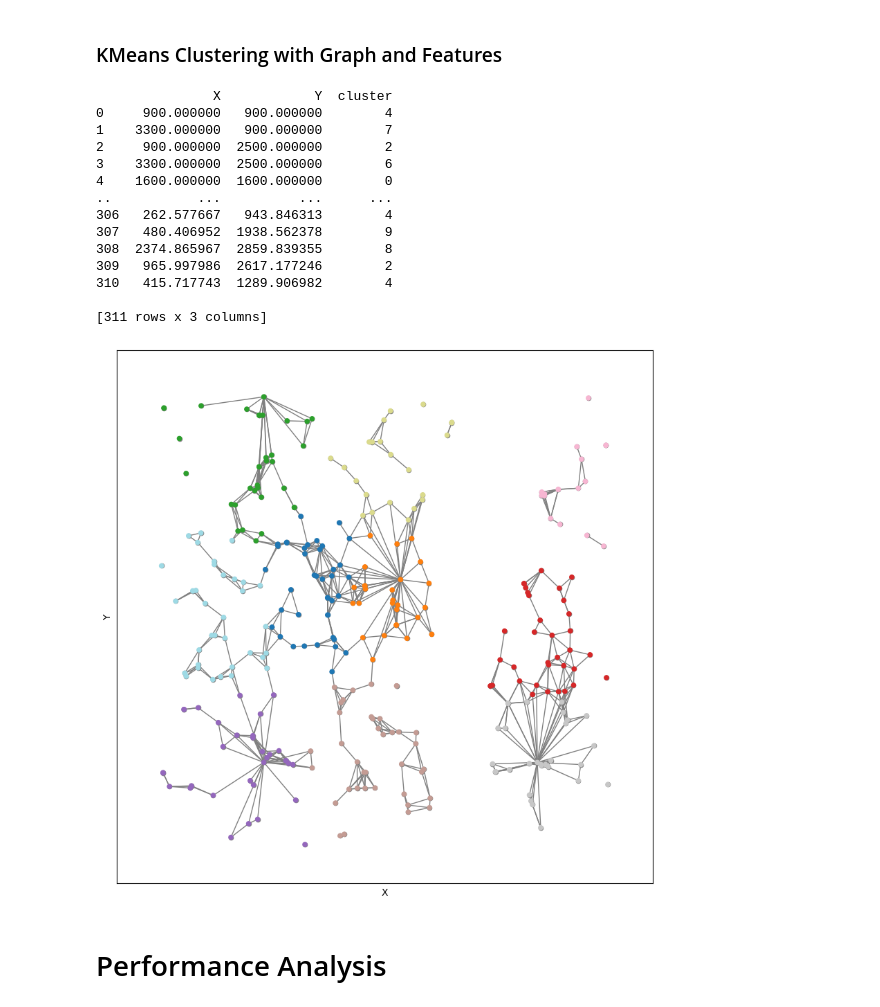
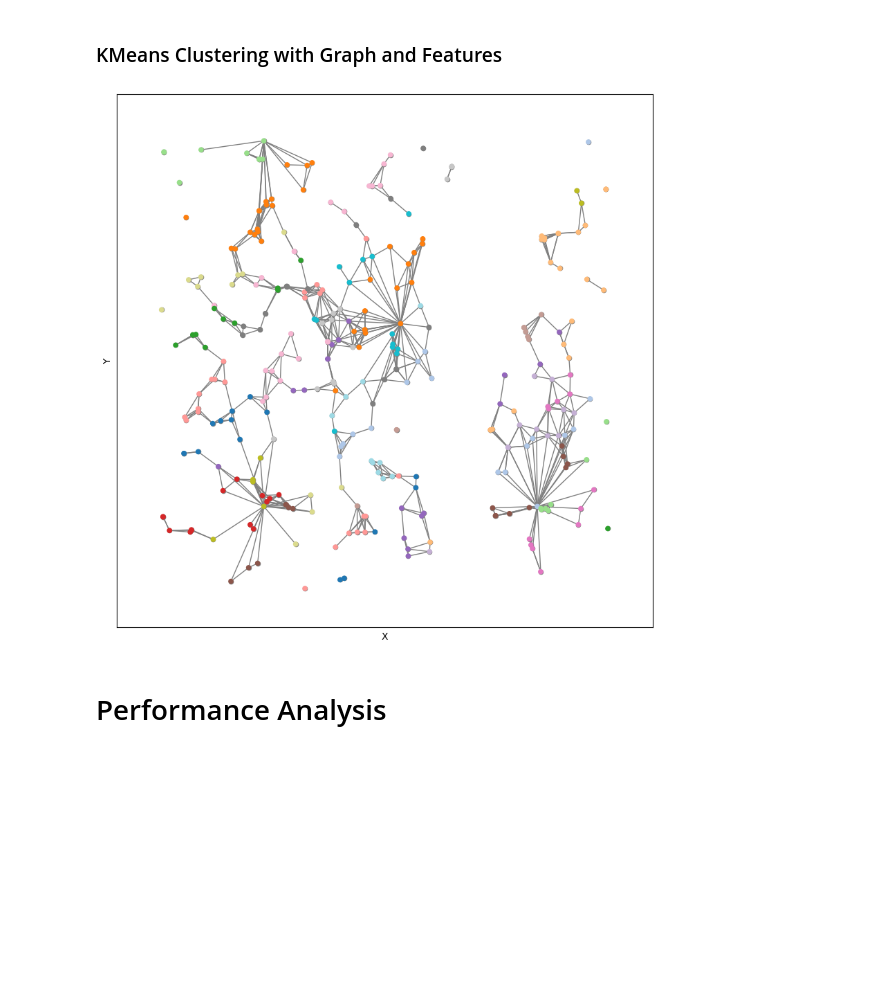
Before and after one commit to jegraham/1-GNN-Clustering, a Jupyter notebook: Simplified_Graham,_Jessica_GAE_Clustering_Phase_1_KMeans.ipynb, the cells around one changed output. Saved outputs shown, nothing was run; the diff lists cells and outputs as text; code cells hidden in the pictures; blank space fills up the shorter version.

```diff
--- a/Simplified_Graham,_Jessica_GAE_Clustering_Phase_1_KMeans.ipynb
+++ b/Simplified_Graham,_Jessica_GAE_Clustering_Phase_1_KMeans.ipynb
@@ -141,7 +141,7 @@ May 4th Dataset Car and Tower  - Sheet1 (1).csv
 # Define the root directory where the dataset will be stored
 root = './'
 version = 'v1'
-run_id = 'gnn_1000_k_10_dist_170__500_non_transform'
+run_id = 'gnn_1000_k_20_dist_170__500_transform'
 
 # File Path
 folder_path = f'./results/{run_id}_{version}/'
@@ -149,21 +149,22 @@ os.makedirs(folder_path, exist_ok=True)
 
 
 # Define the Number of Clusters
-num_clusters = 10
+num_clusters = 40
 K = num_clusters
 clusters = []
 
 num_Infrastructure = 10 #The number of RSU and Towers in the Dataset (always at the start of the dataset)
-max_dist_tower = 500
-max_dist = 170
+max_dist_tower = 600
+max_dist_rsu = 350
+max_dist = 150
 
 # Channel Parameters & GAE MODEL
 in_channels = 3
 hidden_channels = 5
-out_channels = 5
+out_channels = 2
 
 # Transform Parameters
-transform_set = False #if features needed to be normalized
+transform_set = True #if features needed to be normalized
 
 # Optimizer Parameters (learning rate)
 learn_rate = 0.001
@@ -216,7 +217,13 @@ class MyDataset(InMemoryDataset):
         df = df.reset_index(drop=True)
 
         # Set the RSU and Tower to represent Infrastructure = 1, Car = 0|
-        df['Type'] = np.where((df['Car ID'].str.contains('Tower')), 1, 0)
+        # df['Type'] = np.where((df['Car ID'].str.contains('Tower')), 1, 0)
+        # df = df.drop(columns=['Car ID'])
+
+        # Set the RSU and Tower to represent Infrastructure/Tower= 1, RSU = 2, Car = 0|\n",
+        df['Type'] = 0
+        df['Type'] = np.where((df['Car ID'].str.contains('RSU')), 2, df['Type'])
+        df['Type'] = np.where((df['Car ID'].str.contains('Tower')), 1, df['Type'])
         df = df.drop(columns=['Car ID'])
         return df
 
@@ -228,6 +235,7 @@ class MyDataset(InMemoryDataset):
         edge_source = []
         edge_target = []
 
+
         # Loop row by row to add the edges to the graph
         for i in range(0, len(df)):
             # Inner loop to iterate through all other vehicles
@@ -235,10 +243,16 @@ class MyDataset(InMemoryDataset):
                   if i != j:
                     dist = math.sqrt((df.iloc[j]['X']-df.iloc[i]['X'])**2 + (df.iloc[j]['Y']-df.iloc[i]['Y'])**2)
 
-                    if (df.iloc[i] == 1).any() or (df.iloc[j] == 1).any():  ##tower
+                    if (df.iloc[i]['Type'] == 2) or (df.iloc[j]['Type'] == 2):  ##rsu
                       # Distance between anything and the Car/Tower/RSU in question
                       #tower to car, tower to tower
-                      if 0 < dist <= max_dist_tower:
+                      if 0 < dist <= max_dist_rsu:
+                          edge_source.append(i)#No direction
+                          edge_target.append(j)
+                          edge_source.append(j)#No direction
+                          edge_target.append(i)
+                    elif (df.iloc[i]['Type'] == 1) or (df.iloc[j]['Type'] == 1):
+                       if 0 < dist <= max_dist_tower:
                           edge_source.append(i)#No direction
                           edge_target.append(j)
                           edge_source.append(j)#No direction
@@ -250,6 +264,7 @@ class MyDataset(InMemoryDataset):
                           edge_source.append(j)#No direction
                           edge_target.append(i)
 
+        df = df.drop(columns=['Type'])
         # Create PyTorch Geometric Data object
         data = Data(
             x=torch.tensor(df.values, dtype=torch.float),
@@ -373,7 +391,7 @@ class GCNEncoder(torch.nn.Module):
       # GAT
       self.in_head = 8
       self.out_head = 1
-      self.conv1 = GATConv(in_channels, hidden_channels, heads=self.in_head, dropout=0.6)
+      self.conv1 = GATConv(in_channels, hidden_channels, heads=self.in_head)
       self.conv2 = GATConv(hidden_channels*self.in_head, out_channels, concat=False)#, heads=self.out_head, dropout=0.6)
 
 
@@ -494,51 +512,36 @@ z = z.cpu().detach().numpy()
 gnn_kmeans = KMeans(n_clusters=num_clusters, n_init=n).fit(z)
 
 # eval_data = test_data
 gnn_eval_data = data_
 gnn_X = gnn_eval_data.x[:,[0,1]].cpu().detach().numpy()
 
-
 gnn_df = pd.DataFrame(gnn_X, columns = ['X','Y'])
-gnn_kmeans.fit(gnn_df[['X', 'Y']])
+# gnn_kmeans.fit(gnn_df[['X', 'Y']])
 
 # Adding cluster labels to the DataFrame
 gnn_df_with_cluster = gnn_df.copy(deep=True)
 gnn_df_with_cluster['cluster'] = gnn_kmeans.labels_
 
 gnn_G = to_networkx(gnn_eval_data)
 gnn_G = gnn_G.to_undirected()
 gnn_labels = gnn_kmeans.labels_
 # Find the cluster head indices
 gnn_cluster_centers = gnn_kmeans.cluster_centers_
 
 
 gnn_pos = dict(zip(range(gnn_X[:, 0].size), gnn_X))
 
 ## draw the graph
 fig, ax = plt.subplots(figsize=(10, 10))
-ax.scatter(gnn_X[:,0], gnn_X[:,1], s=20, color='grey')
+ax.scatter(gnn_df_with_cluster['X'], gnn_df_with_cluster['Y'], s=20, color='grey')
 nx.draw_networkx_nodes(gnn_G, gnn_pos, cmap=plt.get_cmap('tab20'), node_color = gnn_labels, node_size=20, ax=ax)
 nx.draw_networkx_edges(gnn_G, gnn_pos, edge_color='grey', ax=ax)
 ax.set_xlabel('X')
 ax.set_ylabel('Y')
 plt.savefig(f'{folder_path}{run_id}_{version}-kmeans-cluster-node-features-gnn', format='eps', dpi=300)
 plt.show()
 # %% [output]
-               X            Y  cluster
-0     900.000000   900.000000        4
-1    3300.000000   900.000000        7
-2     900.000000  2500.000000        2
-3    3300.000000  2500.000000        6
-4    1600.000000  1600.000000        0
-..           ...          ...      ...
-306   262.577667   943.846313        4
-307   480.406952  1938.562378        9
-308  2374.865967  2859.839355        8
-309   965.997986  2617.177246        2
-310   415.717743  1289.906982        4
-
-[311 rows x 3 columns]
-[figure, old version]
+[figure, new version]
 # %% [markdown]
 # Performance Analysis
 # %% [markdown]
```
Also changed, not shown: parts of 67 cells of this notebook.
